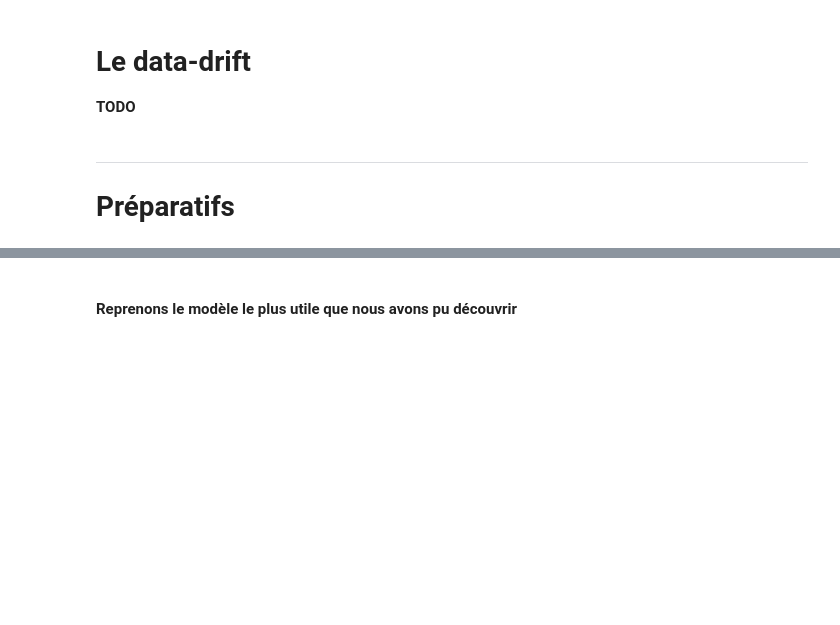
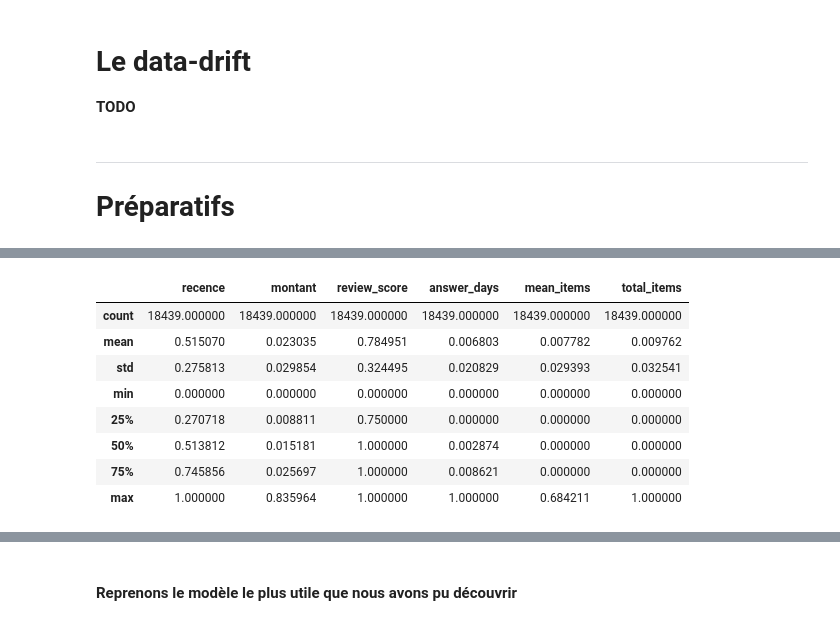
Before and after one commit to Valkea/OC_AI_05, a Jupyter notebook: 03_DataDrift.ipynb, the cells around one changed output, grey strips where cells are left out. Cells and saved outputs as stored; diff of their text form; code cells hidden in the pictures; blank space fills up the shorter version.

```diff
--- a/03_DataDrift.ipynb
+++ b/03_DataDrift.ipynb
@@ -611,3 +562,19 @@ X_training = X_cluster_norm.sample(frac=0.25, random_state=random_seed).reset_in
+# %%
+B0 = prepare_data('2017-09-01 00:00:00', '2018-09-01 00:00:00', verbose=0)
+model_scaler_B0 = fit_normalizer(B0)
+B0_norm = normalize(B0, model_scaler_B0)
+B0_training = B0_norm.sample(frac=0.25, random_state=random_seed).reset_index(drop=True).copy()
+B0_training.describe()
+# %% [output]
+|  | recence | montant | review_score | answer_days | mean_items | total_items |
+| count | 18439.000000 | 18439.000000 | 18439.000000 | 18439.000000 | 18439.000000 | 18439.000000 |
+| mean | 0.515070 | 0.023035 | 0.784951 | 0.006803 | 0.007782 | 0.009762 |
+| std | 0.275813 | 0.029854 | 0.324495 | 0.020829 | 0.029393 | 0.032541 |
+| min | 0.000000 | 0.000000 | 0.000000 | 0.000000 | 0.000000 | 0.000000 |
+| 25% | 0.270718 | 0.008811 | 0.750000 | 0.000000 | 0.000000 | 0.000000 |
+| 50% | 0.513812 | 0.015181 | 1.000000 | 0.002874 | 0.000000 | 0.000000 |
+| 75% | 0.745856 | 0.025697 | 1.000000 | 0.008621 | 0.000000 | 0.000000 |
+| max | 1.000000 | 0.835964 | 1.000000 | 1.000000 | 0.684211 | 1.000000 |
 # %% [markdown]
 ---
 ---
```
Also changed, not shown: parts of 20 cells of this notebook.
